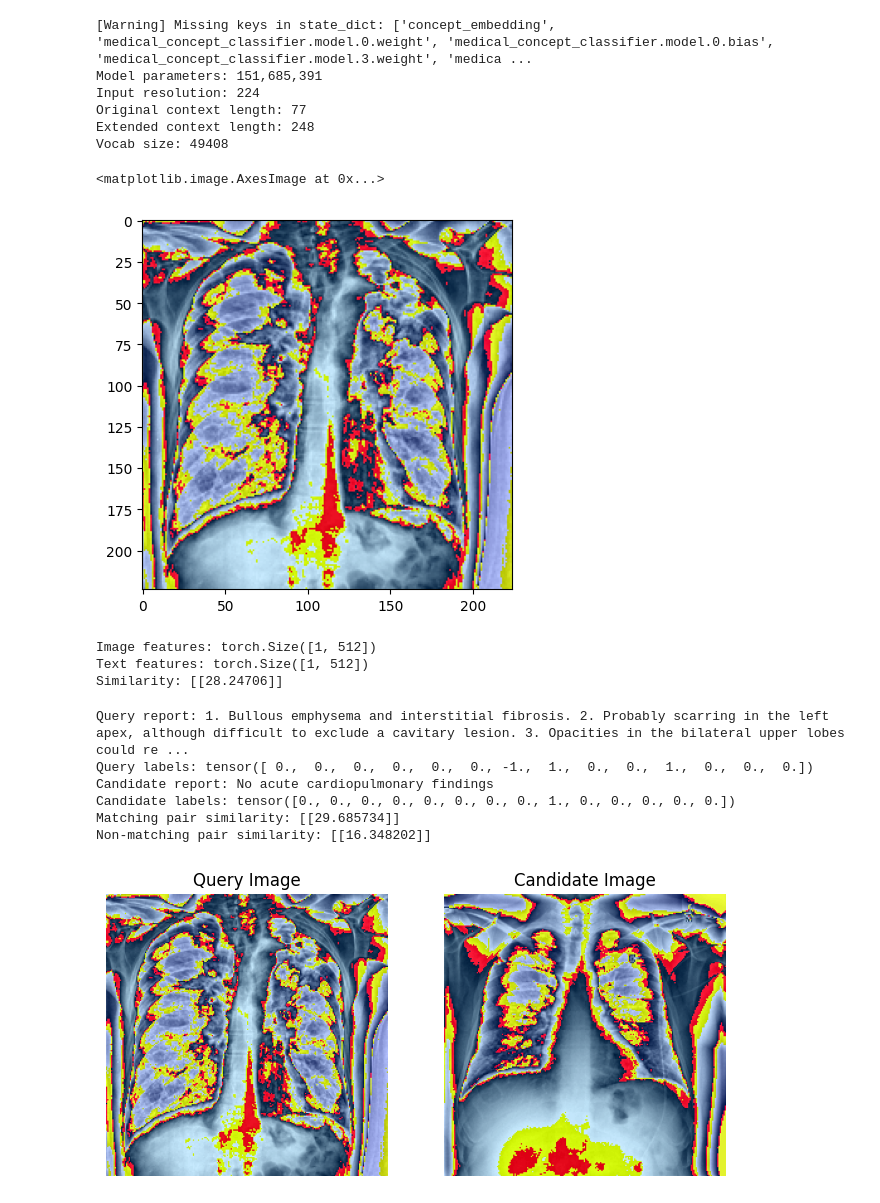
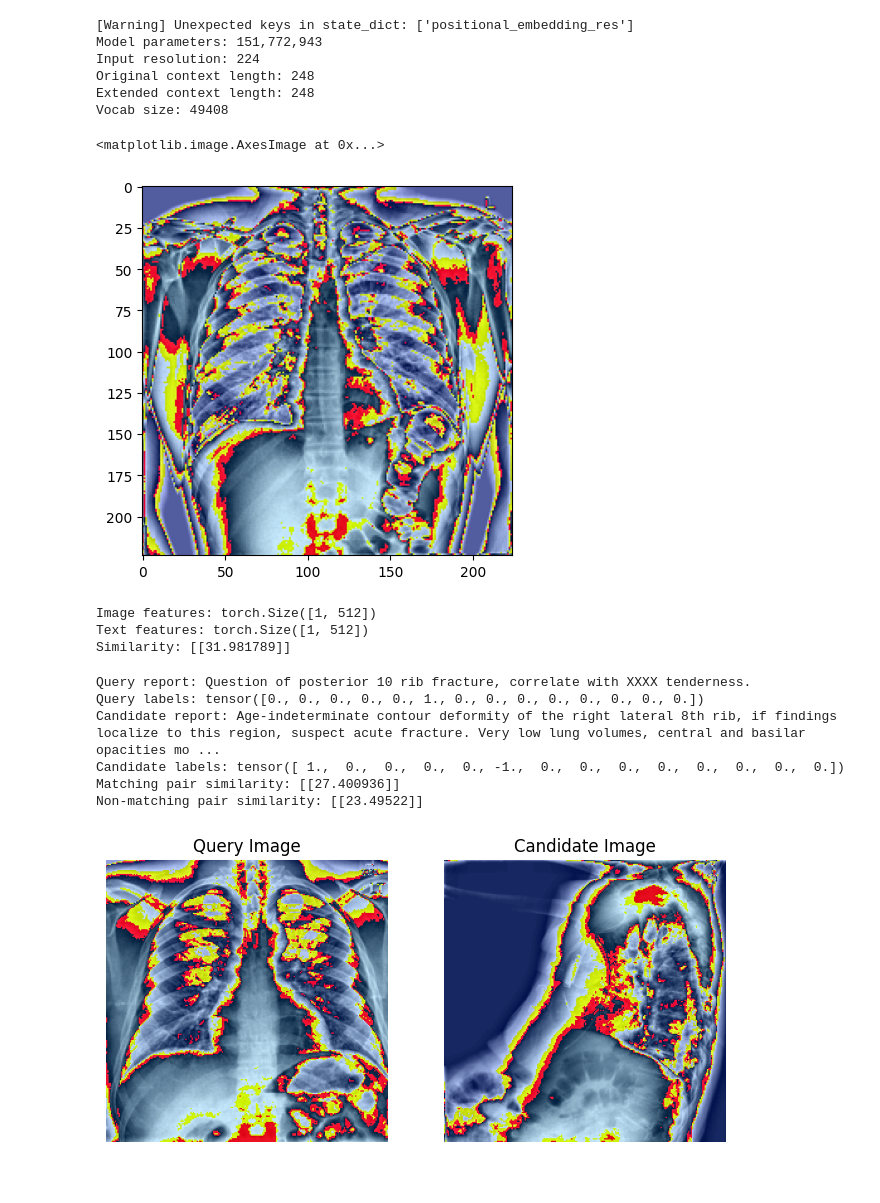
Before and after one commit to tudormihaita/cxr-report-gen, a Jupyter notebook: notebooks/clip-xr-gen-demo.ipynb, the cells around one changed output. Drawn from its saved outputs; the diff is of its cells as text; code cells hidden in the pictures.

Commit message:
further analysis on the zero-shot classification capabilities of the CLIP model. adaptions to the training paradigm in order to go back to a classic image-text alignment process.

```diff
--- a/notebooks/clip-xr-gen-demo.ipynb
+++ b/notebooks/clip-xr-gen-demo.ipynb
@@ -19,7 +21,8 @@ args = argparse.Namespace(
     max_seq_length=248
 )
 # %%
-model_path = os.path.join(CHECKPOINT_PATH, "best_128_5e-05_original_22000_0.855.pt")
+# model_path = os.path.join(CHECKPOINT_PATH, "best_128_5e-05_original_22000_0.855.pt")
+model_path = os.path.join(CHECKPOINT_PATH, "clip_cxr_model-multitask20.pt")
 model, preprocess = clip.load(model_path, load_from_clip=False, load_checkpoint=True)
 
 input_resolution = model.visual.input_resolution
@@ -33,14 +36,14 @@ print("Original context length:", context_length)
 print("Extended context length:", extended_context_length)
 print("Vocab size:", vocab_size)
 # %% [output]
-[Warning] Missing keys in state_dict: ['concept_embedding', 'medical_concept_classifier.model.0.weight', 'medical_concept_classifier.model.0.bias', 'medical_concept_classifier.model.3.weight', 'medica ...
-Model parameters: 151,685,391
+[Warning] Unexpected keys in state_dict: ['positional_embedding_res']
+Model parameters: 151,772,943
 Input resolution: 224
-Original context length: 77
+Original context length: 248
 Extended context length: 248
 Vocab size: 49408
 # %%
-test_loader = CxrDataLoader(args, split='val', transform=preprocess)
+test_loader = CxrDataLoader(args, split='train', transform=preprocess)
 
 test_loader_iter = iter(test_loader)
 entry = next(test_loader_iter)
@@ -51,13 +54,13 @@ image = image.convert("RGB")
 plt.imshow(image, cmap="gray")
 # %% [output]
 <matplotlib.image.AxesImage at 0x...>
-[figure, old version]
+[figure, new version]
 # %%
 image_tensor = entry["image"][0].unsqueeze(0)
 report = entry["report"][0]
 
 proj_features, image_features = model.encode_image(image_tensor)
-text_features = model.encode_text(clip.tokenize(report, extended_context=False)).float()
+text_features = model.encode_text(clip.tokenize(report, extended_context=True)).float()
 
 print(f"Image features: {proj_features.shape}")
 print(f"Text features: {text_features.shape}")
@@ -76,7 +79,7 @@ print(f"Similarity: {similarity}")
 # %% [output]
 Image features: torch.Size([1, 512])
 Text features: torch.Size([1, 512])
-Similarity: [[28.24706]]
+Similarity: [[31.981789]]
 # %%
 def select_non_matching_sample_by_labels(loader, query_labels):
     """
@@ -120,7 +123,7 @@ else:
 
     # Encode query image and text
     proj_query, _ = model.encode_image(query_image_tensor)
-    text_query = model.encode_text(clip.tokenize(query_report, extended_context=False).to(device)).float()
+    text_query = model.encode_text(clip.tokenize(query_report, extended_context=True).to(device)).float()
 
     proj_query /= proj_query.norm(dim=-1, keepdim=True)
     text_query /= text_query.norm(dim=-1, keepdim=True)
@@ -131,37 +134,37 @@ else:
     sim_matching = (logit_scale * (text_query @ proj_query.T)).detach().cpu().numpy()
 
     # Encode candidate image (non-matching)
     proj_candidate, _ = model.encode_image(candidate_image_tensor)
     proj_candidate /= proj_candidate.norm(dim=-1, keepdim=True)
 
     sim_nonmatching = (logit_scale * (text_query @ proj_candidate.T)).detach().cpu().numpy()
 
     print("Matching pair similarity:", sim_matching)
     print("Non-matching pair similarity:", sim_nonmatching)
 
     # Optionally visualize the images
     from torchvision.transforms import ToPILImage
     import matplotlib.pyplot as plt
 
     query_img = ToPILImage()(query_entry["image"][0])
     candidate_img = ToPILImage()(non_matching_entry["image"])
 
     plt.figure(figsize=(8, 4))
     plt.subplot(1, 2, 1)
     plt.imshow(query_img)
     plt.title("Query Image")
     plt.axis("off")
 
     plt.subplot(1, 2, 2)
     plt.imshow(candidate_img)
     plt.title("Candidate Image")
     plt.axis("off")
     plt.show()
 # %% [output]
-Query report: 1. Bullous emphysema and interstitial fibrosis. 2. Probably scarring in the left apex, although difficult to exclude a cavitary lesion. 3. Opacities in the bilateral upper lobes could re ...
-Query labels: tensor([ 0.,  0.,  0.,  0.,  0.,  0., -1.,  1.,  0.,  0.,  1.,  0.,  0.,  0.])
-Candidate report: No acute cardiopulmonary findings
-Candidate labels: tensor([0., 0., 0., 0., 0., 0., 0., 0., 1., 0., 0., 0., 0., 0.])
-Matching pair similarity: [[29.685734]]
-Non-matching pair similarity: [[16.348202]]
+Query report: Question of posterior 10 rib fracture, correlate with XXXX tenderness.
+Query labels: tensor([0., 0., 0., 0., 0., 1., 0., 0., 0., 0., 0., 0., 0., 0.])
+Candidate report: Age-indeterminate contour deformity of the right lateral 8th rib, if findings localize to this region, suspect acute fracture. Very low lung volumes, central and basilar opacities mo ...
+Candidate labels: tensor([ 1.,  0.,  0.,  0.,  0., -1.,  0.,  0.,  0.,  0.,  0.,  0.,  0.,  0.])
+Matching pair similarity: [[27.400936]]
+Non-matching pair similarity: [[23.49522]]
-[figure, old version]
+[figure, new version]
```
Also changed, not shown: parts of 3 cells of this notebook, 2 other files.
